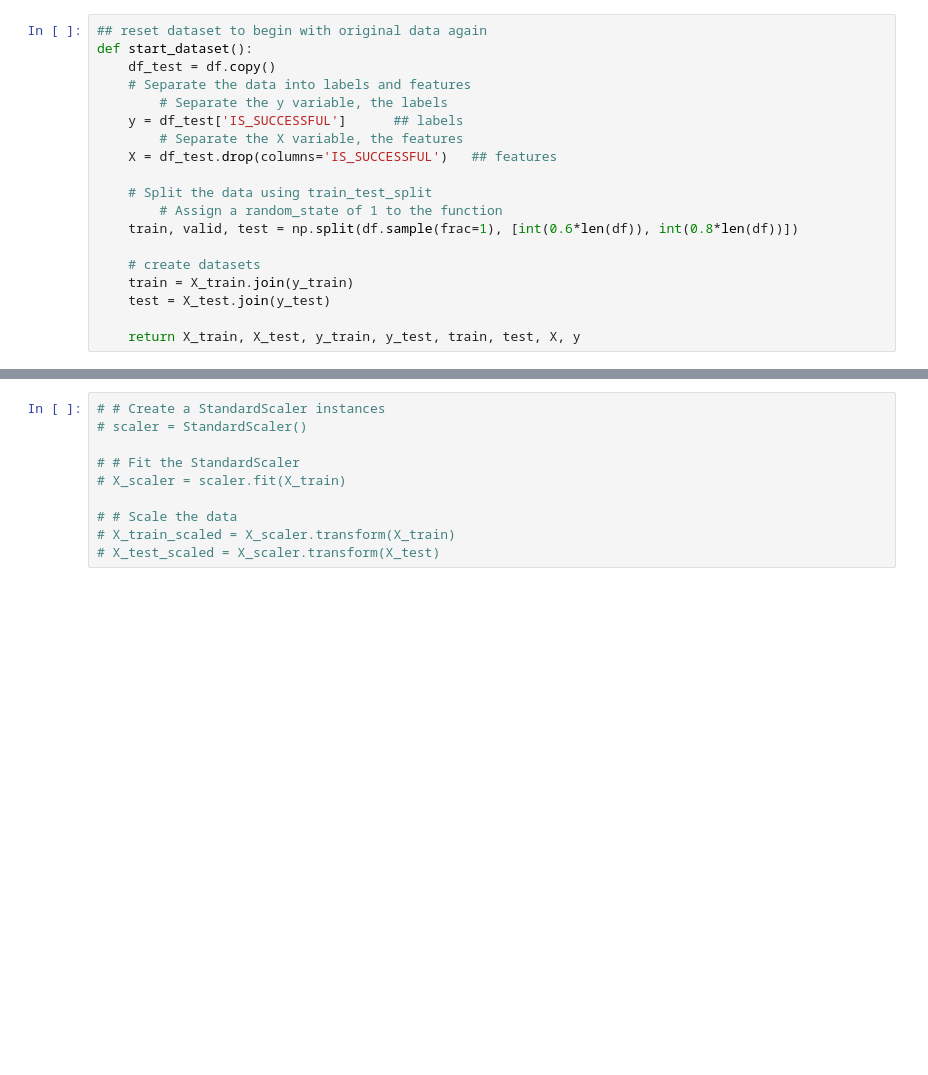
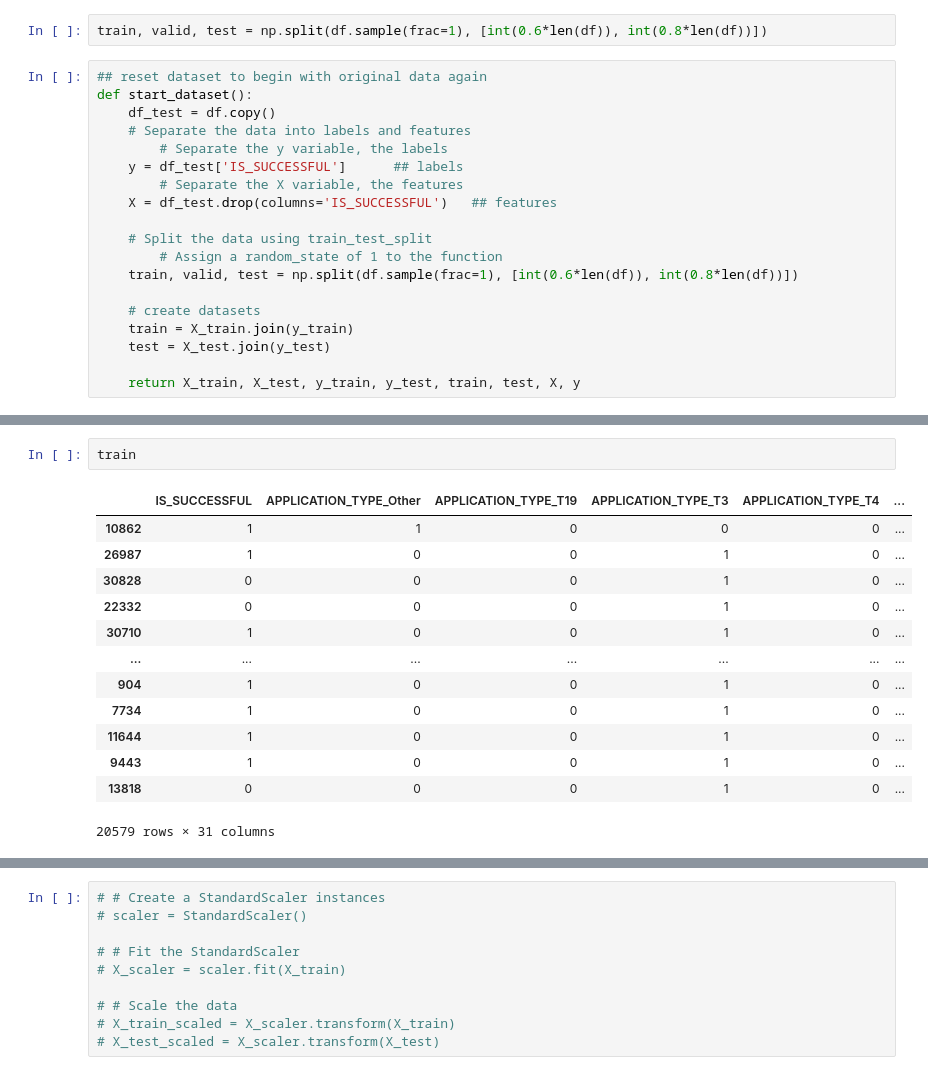
Before and after one commit to mugsiemx/deep-learning-challenge, a Jupyter notebook: AlphabetSoupCharity_Optimization_take1.ipynb, the cells around one changed output, grey strips where cells are left out. Saved outputs shown, nothing was run; the diff lists cells and outputs as text; blank space fills up the shorter version.

```diff
--- a/AlphabetSoupCharity_Optimization_take1.ipynb
+++ b/AlphabetSoupCharity_Optimization_take1.ipynb
@@ -315,3 +543,5 @@ df = clean_df.copy()
+# %%
+train, valid, test = np.split(df.sample(frac=1), [int(0.6*len(df)), int(0.8*len(df))])
 # %%
 ## reset dataset to begin with original data again
 def start_dataset():
@@ -342,0 +585,16 @@ X = df.drop(columns='IS_SUCCESSFUL').values
+# %%
+train
+# %% [output]
+|  | IS_SUCCESSFUL | APPLICATION_TYPE_Other | APPLICATION_TYPE_T19 | APPLICATION_TYPE_T3 | APPLICATION_TYPE_T4 | ... |
+| 10862 | 1 | 1 | 0 | 0 | 0 | ... |
+| 26987 | 1 | 0 | 0 | 1 | 0 | ... |
+| 30828 | 0 | 0 | 0 | 1 | 0 | ... |
+| 22332 | 0 | 0 | 0 | 1 | 0 | ... |
+| 30710 | 1 | 0 | 0 | 1 | 0 | ... |
+| ... | ... | ... | ... | ... | ... | ... |
+| 904 | 1 | 0 | 0 | 1 | 0 | ... |
+| 7734 | 1 | 0 | 0 | 1 | 0 | ... |
+| 11644 | 1 | 0 | 0 | 1 | 0 | ... |
+| 9443 | 1 | 0 | 0 | 1 | 0 | ... |
+| 13818 | 0 | 0 | 0 | 1 | 0 | ... |
+20579 rows × 31 columns
```
Also changed, not shown: parts of 59 cells of this notebook.
